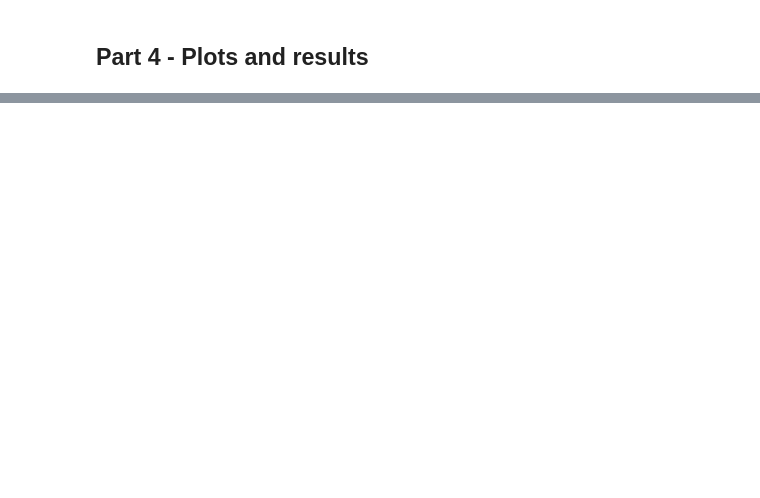
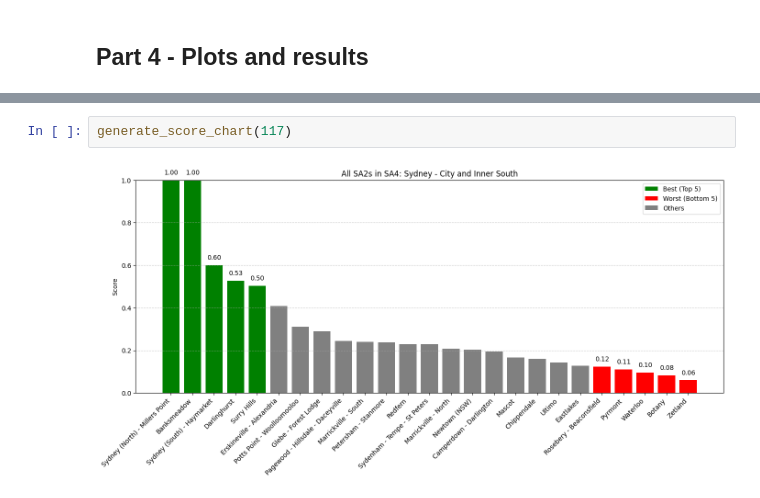
Before and after one commit to Charliero2246/Data2001Assignment, a Jupyter notebook: Assignment.ipynb, the cells around one changed output, grey strips where cells are left out. Drawn from its saved outputs; the diff is of its cells as text; blank space fills up the shorter version.

```diff
--- a/Assignment.ipynb
+++ b/Assignment.ipynb
@@ -895,0 +893,4 @@ m
+# %%
+generate_score_chart(117)
+# %% [output]
+[figure, added]
```
Also changed, not shown: parts of 23 cells of this notebook.
